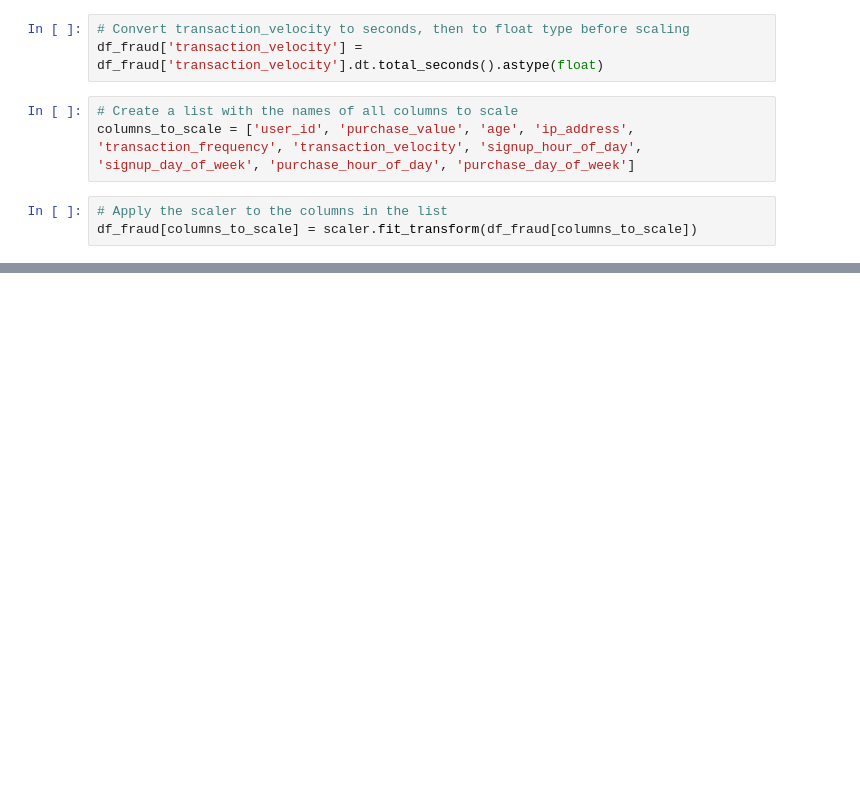
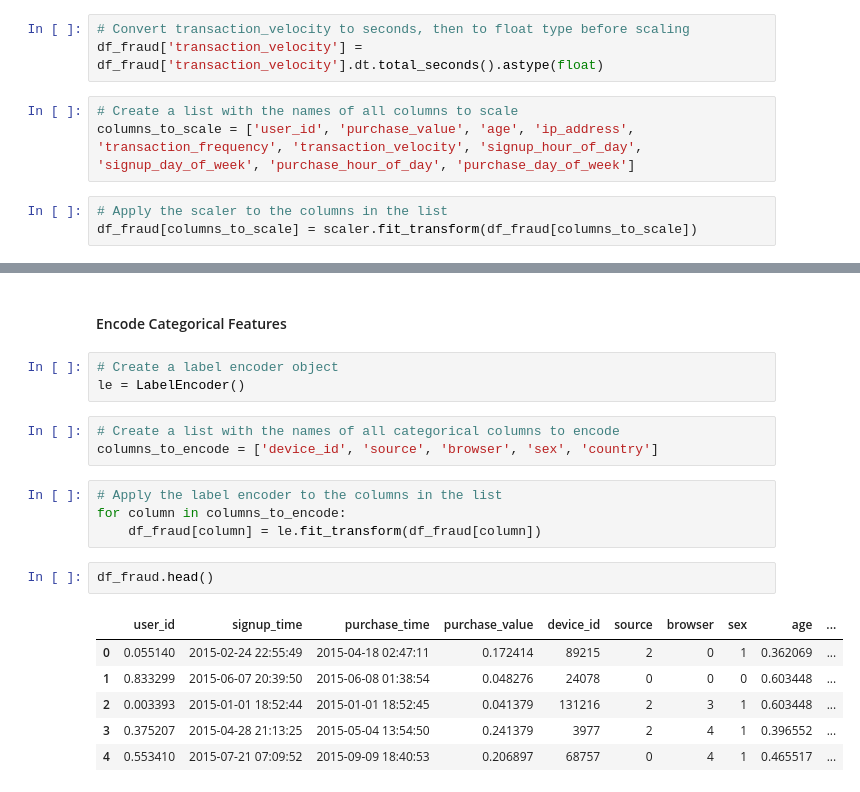
Before and after one commit to abrahamshimelis/fraud-detection, a Jupyter notebook: notebooks/data_analysis_and_preprocessing.ipynb, the cells around one changed output, grey strips where cells are left out. Saved outputs shown, nothing was run; the diff lists cells and outputs as text; blank space fills up the shorter version.

Commit message:
do encode categorical features

```diff
--- a/notebooks/data_analysis_and_preprocessing.ipynb
+++ b/notebooks/data_analysis_and_preprocessing.ipynb
@@ -622,3 +622,24 @@ df_fraud.head()
 | 2 | 0.003393 | 2015-01-01 18:52:44 | 2015-01-01 18:52:45 | 0.041379 | YSSKYOSJHPPLJ | SEO | Opera | M | 0.603448 | ... |
 | 3 | 0.375207 | 2015-04-28 21:13:25 | 2015-05-04 13:54:50 | 0.241379 | ATGTXKYKUDUQN | SEO | Safari | M | 0.396552 | ... |
 | 4 | 0.553410 | 2015-07-21 07:09:52 | 2015-09-09 18:40:53 | 0.206897 | NAUITBZFJKHWW | Ads | Safari | M | 0.465517 | ... |
+# %% [markdown]
+#### Encode Categorical Features
+# %%
+# Create a label encoder object
+le = LabelEncoder()
+# %%
+# Create a list with the names of all categorical columns to encode
+columns_to_encode = ['device_id', 'source', 'browser', 'sex', 'country']
+# %%
+# Apply the label encoder to the columns in the list
+for column in columns_to_encode:
+    df_fraud[column] = le.fit_transform(df_fraud[column])
+# %%
+df_fraud.head()
+# %% [output]
+|  | user_id | signup_time | purchase_time | purchase_value | device_id | source | browser | sex | age | ... |
+| 0 | 0.055140 | 2015-02-24 22:55:49 | 2015-04-18 02:47:11 | 0.172414 | 89215 | 2 | 0 | 1 | 0.362069 | ... |
+| 1 | 0.833299 | 2015-06-07 20:39:50 | 2015-06-08 01:38:54 | 0.048276 | 24078 | 0 | 0 | 0 | 0.603448 | ... |
+| 2 | 0.003393 | 2015-01-01 18:52:44 | 2015-01-01 18:52:45 | 0.041379 | 131216 | 2 | 3 | 1 | 0.603448 | ... |
+| 3 | 0.375207 | 2015-04-28 21:13:25 | 2015-05-04 13:54:50 | 0.241379 | 3977 | 2 | 4 | 1 | 0.396552 | ... |
+| 4 | 0.553410 | 2015-07-21 07:09:52 | 2015-09-09 18:40:53 | 0.206897 | 68757 | 0 | 4 | 1 | 0.465517 | ... |
```
Also changed, not shown: parts of 1 cell of this notebook.
